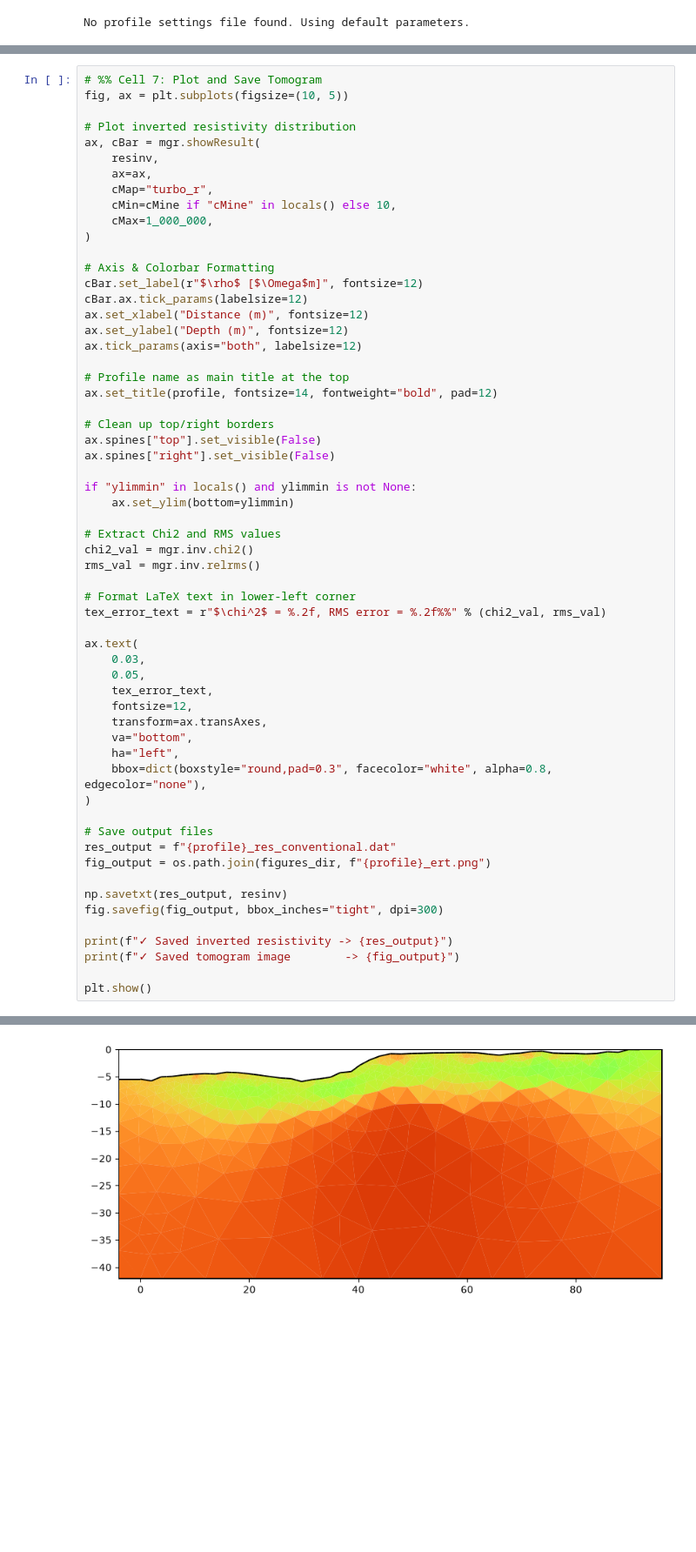
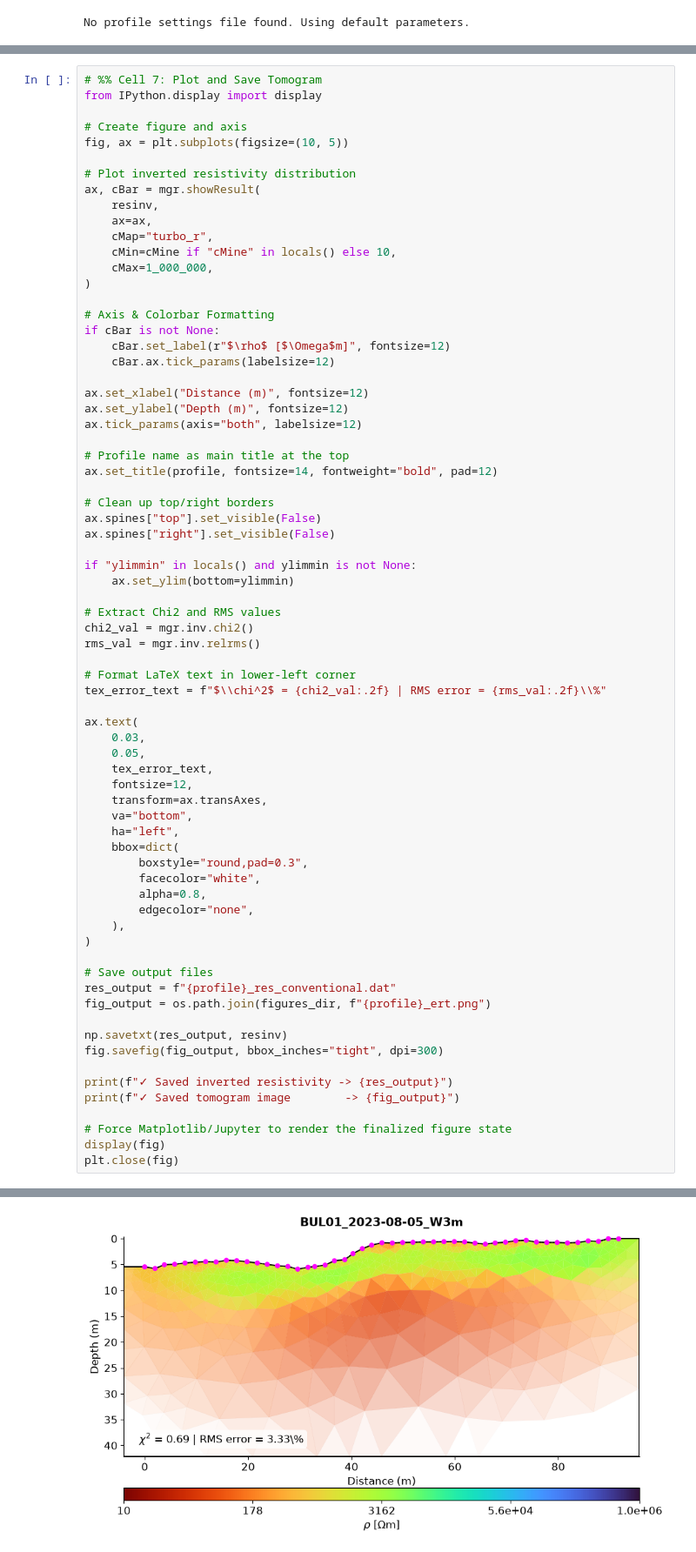
Before and after one commit to tamsima/central-asia-permafrost-geophysics, a Jupyter notebook: scripts/notebooks/plot_ERT_inversion.ipynb, the cells around one changed output, grey strips where cells are left out. Shown at 87% size. Drawn from its saved outputs; the diff is of its cells as text; blank space fills up the shorter version.

Commit message:
updated notebook to correctly display plot

```diff
--- a/scripts/notebooks/plot_ERT_inversion.ipynb
+++ b/scripts/notebooks/plot_ERT_inversion.ipynb
@@ -176,5 +174,8 @@ RMS Error: 3.33%
 # %%
 # %% Cell 7: Plot and Save Tomogram
+from IPython.display import display
+
+# Create figure and axis
 fig, ax = plt.subplots(figsize=(10, 5))
 
 # Plot inverted resistivity distribution
@@ -187,8 +188,10 @@ ax, cBar = mgr.showResult(
 )
 
 # Axis & Colorbar Formatting
-cBar.set_label(r"$\rho$ [$\Omega$m]", fontsize=12)
-cBar.ax.tick_params(labelsize=12)
+if cBar is not None:
+    cBar.set_label(r"$\rho$ [$\Omega$m]", fontsize=12)
+    cBar.ax.tick_params(labelsize=12)
+
 ax.set_xlabel("Distance (m)", fontsize=12)
 ax.set_ylabel("Depth (m)", fontsize=12)
 ax.tick_params(axis="both", labelsize=12)
@@ -208,7 +211,7 @@ chi2_val = mgr.inv.chi2()
 rms_val = mgr.inv.relrms()
 
 # Format LaTeX text in lower-left corner
-tex_error_text = r"$\chi^2$ = %.2f, RMS error = %.2f%%" % (chi2_val, rms_val)
+tex_error_text = f"$\\chi^2$ = {chi2_val:.2f} | RMS error = {rms_val:.2f}\\%"
 
 ax.text(
     0.03,
@@ -218,7 +221,12 @@ ax.text(
     transform=ax.transAxes,
     va="bottom",
     ha="left",
-    bbox=dict(boxstyle="round,pad=0.3", facecolor="white", alpha=0.8, edgecolor="none"),
+    bbox=dict(
+        boxstyle="round,pad=0.3",
+        facecolor="white",
+        alpha=0.8,
+        edgecolor="none",
+    ),
 )
 
 # Save output files
@@ -231,5 +239,7 @@ fig.savefig(fig_output, bbox_inches="tight", dpi=300)
 print(f"✓ Saved inverted resistivity -> {res_output}")
 print(f"✓ Saved tomogram image        -> {fig_output}")
 
-plt.show()
+# Force Matplotlib/Jupyter to render the finalized figure state
+display(fig)
+plt.close(fig)
 # %% [output]
@@ -236 +248 @@ plt.show()
-[figure, old version]
+[figure, new version]
```
Also changed, not shown: parts of 3 cells of this notebook.
